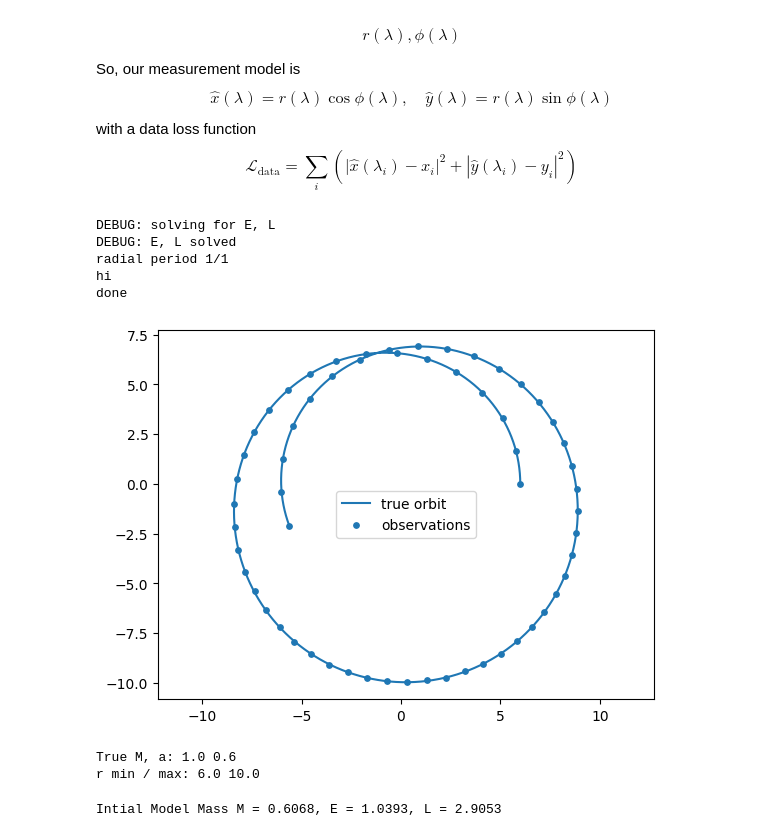
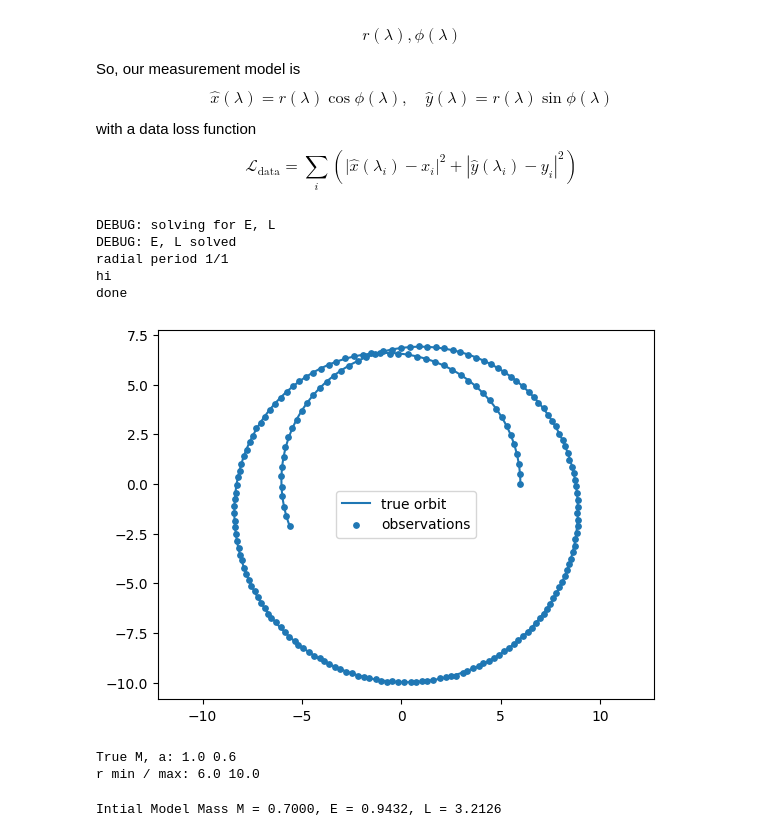
Before and after one commit to sushelan/blackhole-PINN, a Jupyter notebook: main.ipynb, the cells around one changed output. Saved outputs shown, nothing was run; the diff lists cells and outputs as text; code cells hidden in the pictures.

```diff
--- a/main.ipynb
+++ b/main.ipynb
@@ -57,7 +57,7 @@ def generate_synthetic_orbit(
     r_apo: float = 10.0,
     n_rad_periods: int = 1,
     n_true_pts_per_segment: int = 400,
-    n_obs_pts: int = 60,
+    n_obs_pts: int = 200,
     noise_std_frac: float = .002,
     seed: int = 0,
 ) -> KerrOrbitData:
@@ -406,25 +407,28 @@ $$
 # %%
 data = generate_synthetic_orbit(M=1.0)
 lam0 = float(np.min(data.lam_obs))
+
+lam_obs_shift = data.lam_obs - lam0
+lam_true_shift = data.lam_true - lam0
 
 print('done')
 
 plt.figure()
 plt.plot(data.x_true, data.y_true, label="true orbit")
 plt.scatter(data.x_obs, data.y_obs, s=15, label="observations")
 plt.axis("equal")
 plt.legend()
 plt.show()
 
 print("True M, a:", data.M_true, data.a_true)
 print("r min / max:", data.r_true.min(), data.r_true.max())
 # %% [output]
 DEBUG: solving for E, L
 DEBUG: E, L solved
 radial period 1/1
 hi
 done
-[figure, old version]
+[figure, new version]
 True M, a: 1.0 0.6
 r min / max: 6.0 10.0
 # %%
@@ -447,12 +451,13 @@ l_data_tensor = torch.tensor(data.lam_obs - lam0, dtype=torch.float32).unsqueeze
 x_data = torch.tensor(data.x_obs, dtype=torch.float32).unsqueeze(1)
 y_data = torch.tensor(data.y_obs, dtype=torch.float32).unsqueeze(1)
 # %%
-M_init = float(0.5 + 0.5 * np.random.rand())
-E_init = float(0.8 + 0.4 * np.random.rand())
-L_init = float(2.0 + 2.0 * np.random.rand())
+E_init = float(data.E_true)
+L_init = float(data.L_true)
+M_init = 0.7
+
 
 print(f"Intial Model Mass M = {M_init:.4f}, E = {E_init:.4f}, L = {L_init:.4f}\n")
 # %% [output]
-Intial Model Mass M = 0.6068, E = 1.0393, L = 2.9053
+Intial Model Mass M = 0.7000, E = 0.9432, L = 3.2126
 # %%
 model = BlackHolePINN(r0=r0, phi0=phi0, a=a, M=M_init, E=E_init, L=L_init)
```
Also changed, not shown: parts of 7 cells of this notebook.
